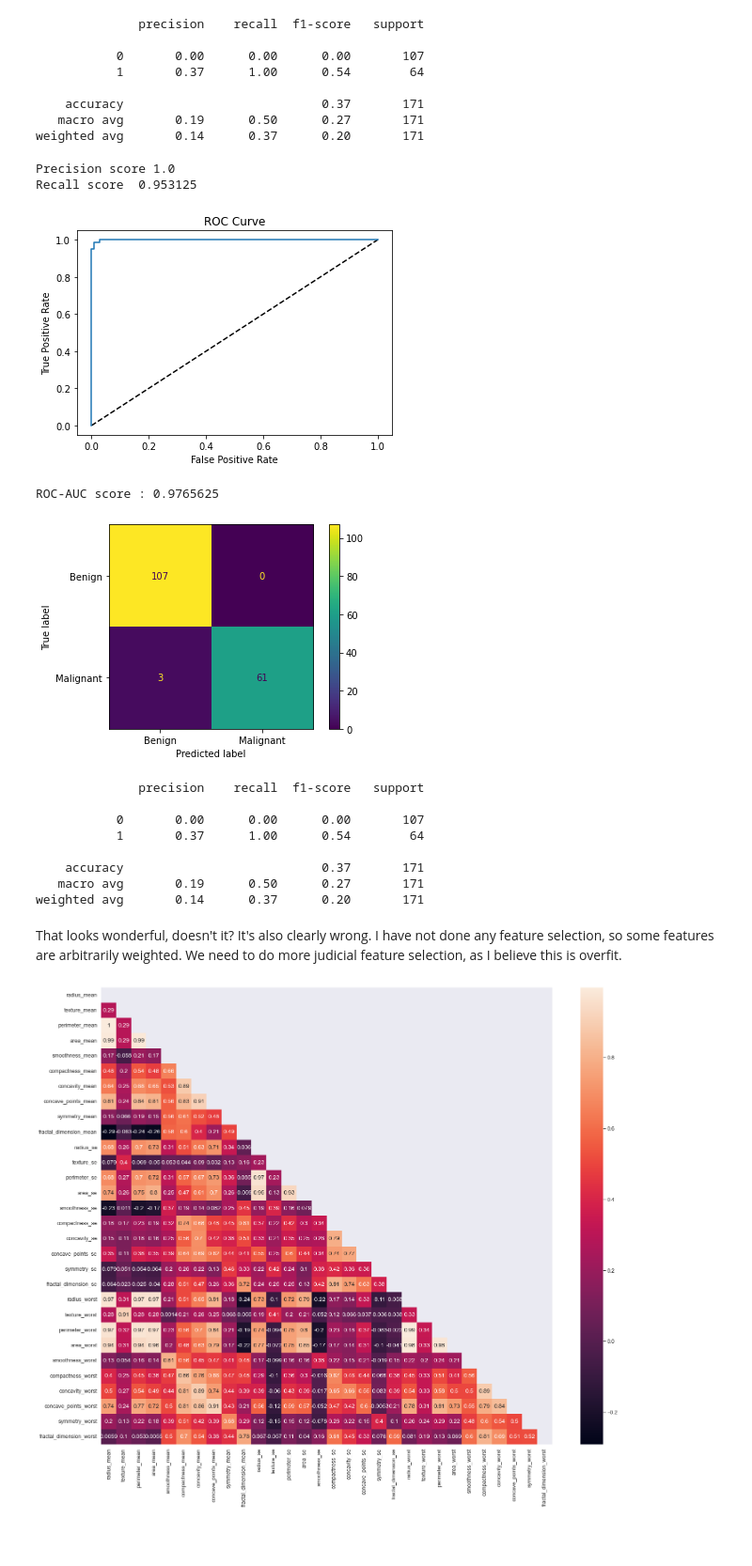
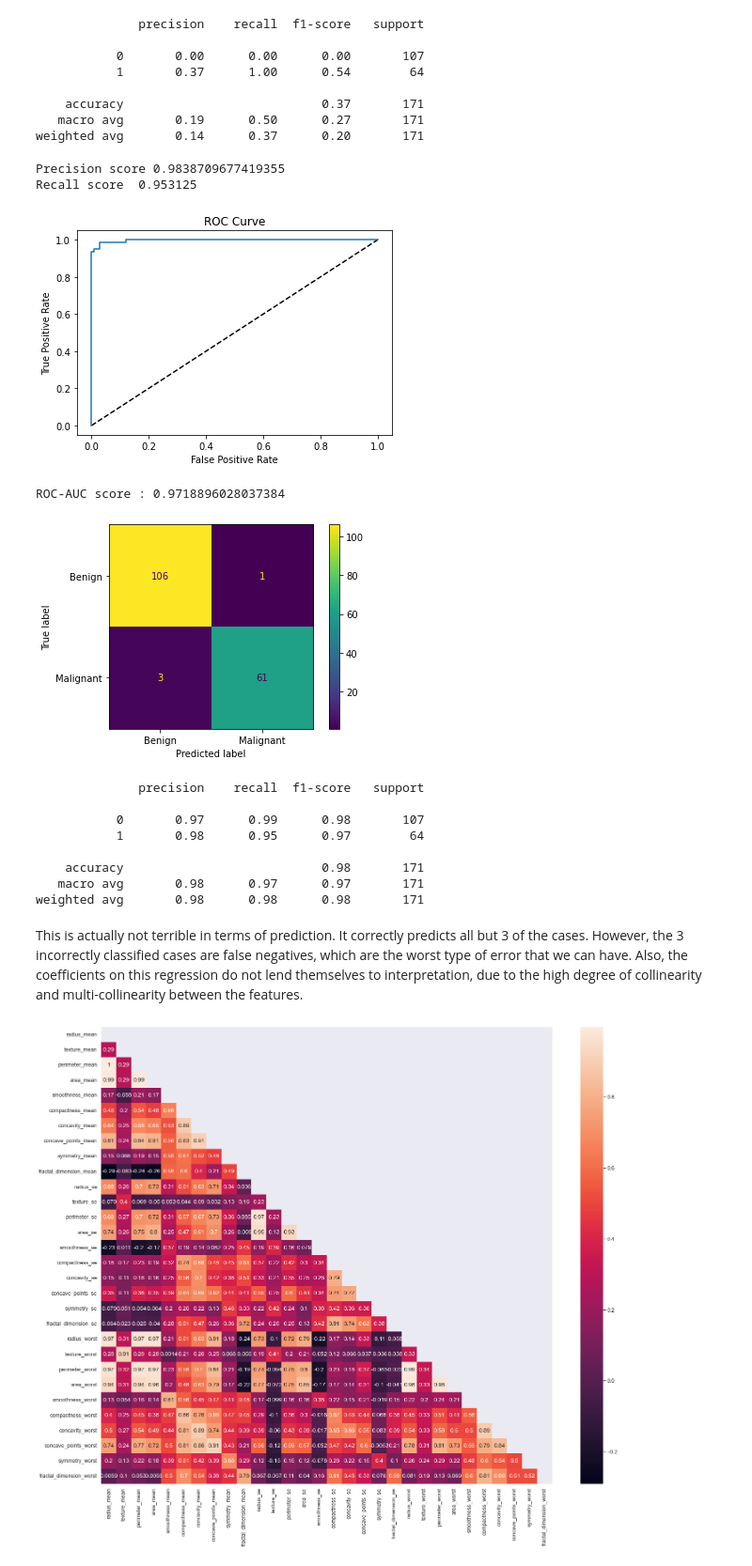
Before and after one commit to mssilve2/Capstone_2_Breast_Cancer, a Jupyter notebook: notebooks/Modeling.ipynb, the cells around one changed output. Shown at 94% size. Saved outputs shown, nothing was run; the diff lists cells and outputs as text; code cells hidden in the pictures; blank space fills up the shorter version.

```diff
--- a/notebooks/Modeling.ipynb
+++ b/notebooks/Modeling.ipynb
@@ -85,48 +86,49 @@ print(classification_report(y_test, y_pred_0))
    macro avg       0.19      0.50      0.27       171
 weighted avg       0.14      0.37      0.20       171
 # %%
-#Model 1: Logistic Regression
+#Model 1: Naive Logistic Regression
 from sklearn.linear_model import LogisticRegression
 
-clf = LogisticRegression(C=0.1)
+clf = LogisticRegression()
 clf.fit(X_train_scaled, y_train)
 y_pred_1 = clf.predict(X_test_scaled)
 # %%
 print('Precision score', metrics.precision_score(y_test,y_pred_1))
 print('Recall score ', metrics.recall_score(y_test,y_pred_1))
 y_pred_prob = clf.predict_proba(X_test_scaled)[:,1]
 fpr, tpr, thresholds = roc_curve(y_test, y_pred_prob)
 
 # Plot ROC curve
 plt.plot([0, 1], [0, 1], 'k--')
 plt.plot(fpr, tpr)
 plt.xlabel('False Positive Rate')
 plt.ylabel('True Positive Rate')
 plt.title('ROC Curve')
 plt.show()
 print("ROC-AUC score :", roc_auc_score(y_test, y_pred_1))
 
 cm = confusion_matrix(y_test, y_pred_1)
 disp = ConfusionMatrixDisplay(confusion_matrix=cm, display_labels=["Benign", "Malignant"])
 disp.plot()
+plt.grid(False)
 plt.show()
-print(classification_report(y_test, y_pred_0))
+print(classification_report(y_test, y_pred_1))
 # %% [output]
-Precision score 1.0
+Precision score 0.9838709677419355
 Recall score  0.953125
-[figure, old version]
+[figure, new version]
-ROC-AUC score : 0.9765625
+ROC-AUC score : 0.9718896028037384
-[figure, old version]
+[figure, new version]
               precision    recall  f1-score   support
 
-           0       0.00      0.00      0.00       107
-           1       0.37      1.00      0.54        64
+           0       0.97      0.99      0.98       107
+           1       0.98      0.95      0.97        64
 
-    accuracy                           0.37       171
-   macro avg       0.19      0.50      0.27       171
-weighted avg       0.14      0.37      0.20       171
+    accuracy                           0.98       171
+   macro avg       0.98      0.97      0.97       171
+weighted avg       0.98      0.98      0.98       171
 # %% [markdown]
-That looks wonderful, doesn't it? It's also clearly wrong. I have not done any feature selection, so some features are arbitrarily weighted. We need to do more judicial feature selection, as I believe this is overfit.
+This is actually not terrible in terms of prediction. It correctly predicts all but 3 of the cases. However, the 3 incorrectly classified cases are false negatives, which are the worst type of error that we can have. Also, the coefficients on this regression do not lend themselves to interpretation, due to the high degree of collinearity and multi-collinearity between the features.
 # %%
 #Generate Heatmap of features
 
```
Also changed, not shown: parts of 95 cells of this notebook.
